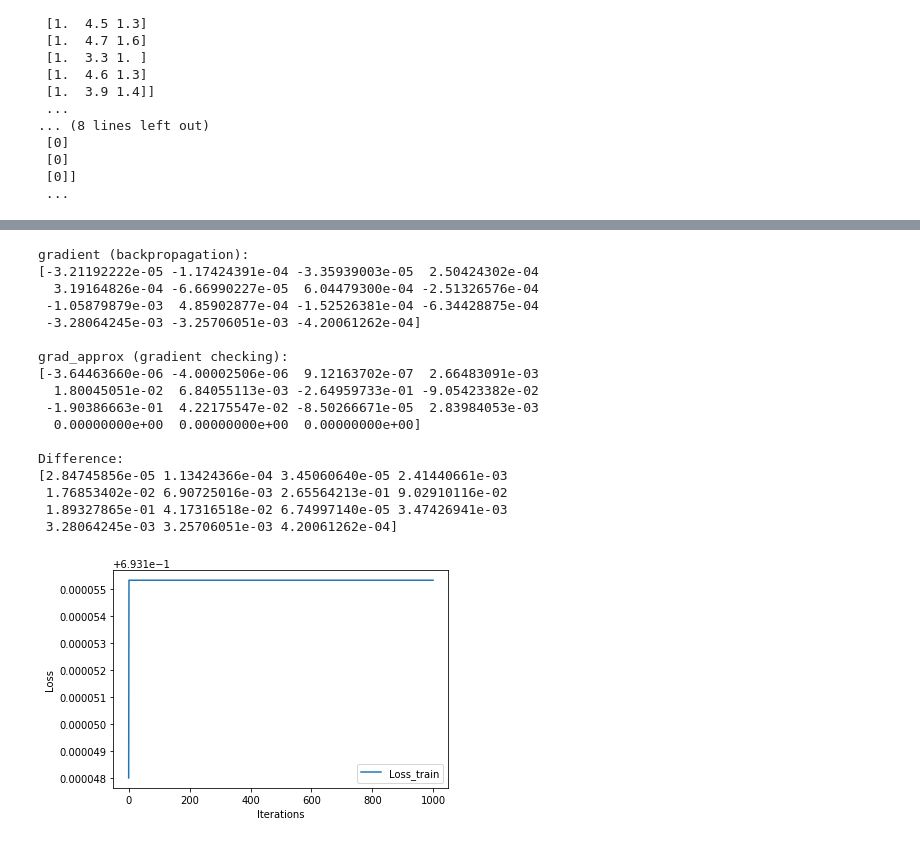
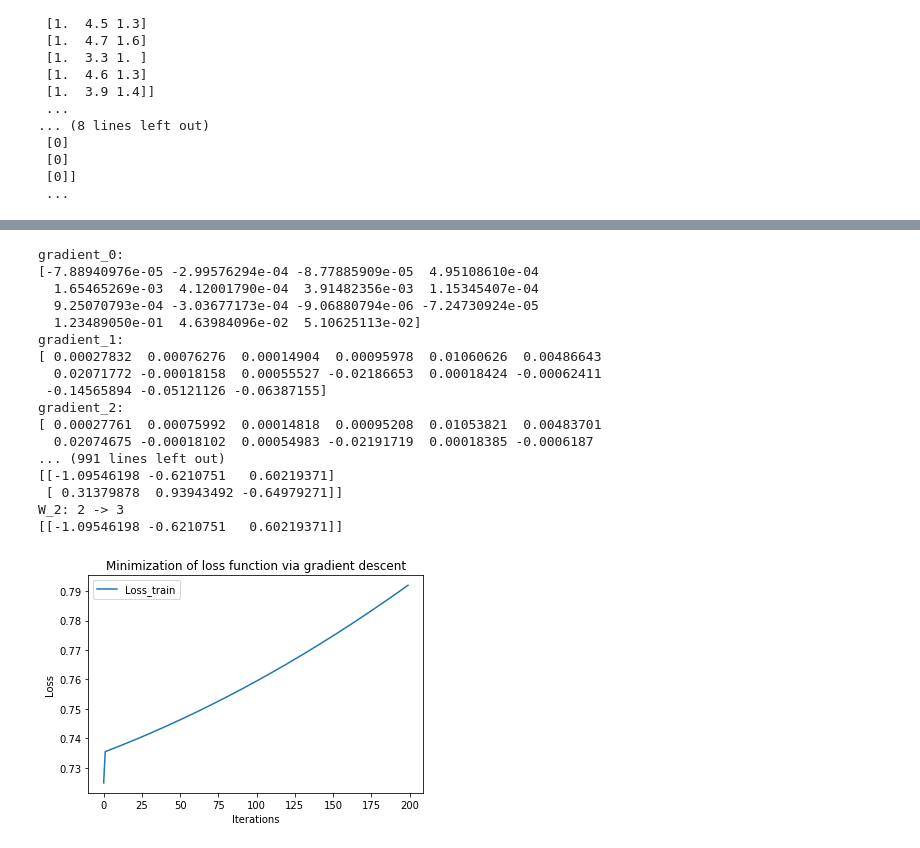
Before and after one commit to alexein777/ml-model-implementations, a Jupyter notebook: andrew_ng/06_neural_network_classification_binary.ipynb, the cells around one changed output, grey strips where cells are left out. Drawn from its saved outputs; the diff is of its cells as text; code cells hidden in the pictures.

Commit message:
gradient descent fix

```diff
--- a/andrew_ng/06_neural_network_classification_binary.ipynb
+++ b/andrew_ng/06_neural_network_classification_binary.ipynb
@@ -164,12 +155,16 @@ def gradient_descent(X,
 
         plt.xlabel('Iterations')
         plt.ylabel('Loss')
+
         plt.legend(['Loss_train'])
+        plt.title('Minimization of loss function via gradient descent')
+
+        plt.show()
 
     return loss_history, w
 # %%
 class NeuralNetwork:
-    def __init__(self, input_layer_size, hidden_layer_options, output_layer_size, eps=10e-3):
+    def __init__(self, input_layer_size, hidden_layer_options, output_layer_size, eps=10e-1):
         self.input_layer_size = input_layer_size
         self.hidden_layers_num = len(hidden_layer_options)
         self.layers_num = self.hidden_layers_num + 2
@@ -372,13 +367,13 @@ class NeuralNetwork:
         # Delta_l akumulatori za parcijalne izvode i inicijalni parcijalni izvodi
         delta_accumulators = np.array(accs)
         gradient = np.array(accs)
-        loss = 0
+        loss_inner = 0
 
         N = X_training.shape[0]
         for i in range(N):
             self.forward_propagation(X_training[i]) # a_0 = X[i] ...
             self.backward_propagation_deltas(y_training[i])
-            self.__accumulate_deltas(delta_accumulators)
+            self.__accumulate_deltas(delta_accumulators) # radi dobro
 
             # print(f'Delta accumulators:')
             # print(delta_accumulators)
@@ -387,13 +382,13 @@ class NeuralNetwork:
             y_i_predict = self.network[self.layers_num - 1][0]
             y_i = y_training[i][0]
 
-            loss += y_i*np.log(y_i_predict) + (1 - y_i)*np.log(1 - y_i_predict)
+            loss_inner += y_i*np.log(y_i_predict) + (1 - y_i)*np.log(1 - y_i_predict)
 
             # print(f'y_predict = {y_predict}, y_{i} = {y_i}')
             # print(f'Loss_{i}: {loss}')
 
         self.__set_partial_derivatives(gradient, delta_accumulators, lambda_param)
-        loss = -loss / N + regularization(self.model, N, lambda_param)
+        loss = -loss_inner / N + regularization(self.model, N, lambda_param)
 
         return loss, unroll_matrix_array(gradient)
 
@@ -406,7 +401,7 @@ class NeuralNetwork:
 
             a_l = self.network[l].reshape(-1, 1).transpose()
 
-            delta_accumulators[l] += delta_lp1.dot(a_l)
+            delta_accumulators[l] += delta_lp1.dot(a_l).copy()
 
     def __set_partial_derivatives(self, partial_derivatives, delta_accumulators, lambda_param):
         for l in range(self.layers_num - 1):
@@ -424,9 +419,9 @@ class NeuralNetwork:
                                                        alpha,
                                                        num_iter,
                                                        lambda_param,
-                                                       plot=plot)
+                                                       plot)
 
-        matrix_sizes = list(self.layer_mapper_sizes.values())
+        matrix_sizes = get_matrix_sizes(self.model)
         self.model_trained = roll_vec_to_matrix_array(model_trained, matrix_sizes)
 
     def predict(self, input_data):
@@ -612,7 +607,6 @@ print()
 nn.print_layer_mapper_sizes()
 print()
 
-nn.set_model(nn.model * 100)
 nn.print_model()
 # %% [output]
 ~ Neural network ~
@@ -635,39 +629,24 @@ W_2: 2 -> 3
-# %%
-lambda_param = 0
-eps = 10e-2
-
-loss, gradient = nn.backward_propagation(X, y, lambda_param)
-grad_approx = gradient_checking(X, y, nn.model, lambda_param, eps)
-
-print('gradient (backpropagation):')
-print(gradient)
-print()
-
-print('grad_approx (gradient checking):')
-print(grad_approx)
-
-diff = abs(gradient - grad_approx)
-print('\nDifference:')
-print(diff)
-# %% [output]
-gradient (backpropagation):
-[-3.21192222e-05 -1.17424391e-04 -3.35939003e-05  2.50424302e-04
-  3.19164826e-04 -6.66990227e-05  6.04479300e-04 -2.51326576e-04
- -1.05879879e-03  4.85902877e-04 -1.52526381e-04 -6.34428875e-04
- -3.28064245e-03 -3.25706051e-03 -4.20061262e-04]
-
-grad_approx (gradient checking):
-[-3.64463660e-06 -4.00002506e-06  9.12163702e-07  2.66483091e-03
-  1.80045051e-02  6.84055113e-03 -2.64959733e-01 -9.05423382e-02
- -1.90386663e-01  4.22175547e-02 -8.50266671e-05  2.83984053e-03
-  0.00000000e+00  0.00000000e+00  0.00000000e+00]
-
-Difference:
-[2.84745856e-05 1.13424366e-04 3.45060640e-05 2.41440661e-03
- 1.76853402e-02 6.90725016e-03 2.65564213e-01 9.02910116e-02
- 1.89327865e-01 4.17316518e-02 6.74997140e-05 3.47426941e-03
- 3.28064245e-03 3.25706051e-03 4.20061262e-04]
 # %%
-nn.fit(X, y, alpha=10e-6, plot=True)
+nn.fit(X, y, alpha=10e-2, num_iter=200, plot=True)
+
+print(f'Istrenirani model: ')
+nn.print_model()
 # %% [output]
+gradient_0:
+[-7.88940976e-05 -2.99576294e-04 -8.77885909e-05  4.95108610e-04
+  1.65465269e-03  4.12001790e-04  3.91482356e-03  1.15345407e-04
+  9.25070793e-04 -3.03677173e-04 -9.06880794e-06 -7.24730924e-05
+  1.23489050e-01  4.63984096e-02  5.10625113e-02]
+gradient_1:
+[ 0.00027832  0.00076276  0.00014904  0.00095978  0.01060626  0.00486643
+  0.02071772 -0.00018158  0.00055527 -0.02186653  0.00018424 -0.00062411
+ -0.14565894 -0.05121126 -0.06387155]
+gradient_2:
+[ 0.00027761  0.00075992  0.00014818  0.00095208  0.01053821  0.00483701
+  0.02074675 -0.00018102  0.00054983 -0.02191719  0.00018385 -0.0006187
+... (991 lines left out)
+[[-1.09546198 -0.6210751   0.60219371]
+ [ 0.31379878  0.93943492 -0.64979271]]
+W_2: 2 -> 3
+[[-1.09546198 -0.6210751   0.60219371]]
-[figure, old version]
+[figure, new version]
```
Also changed, not shown: parts of 10 cells of this notebook.
